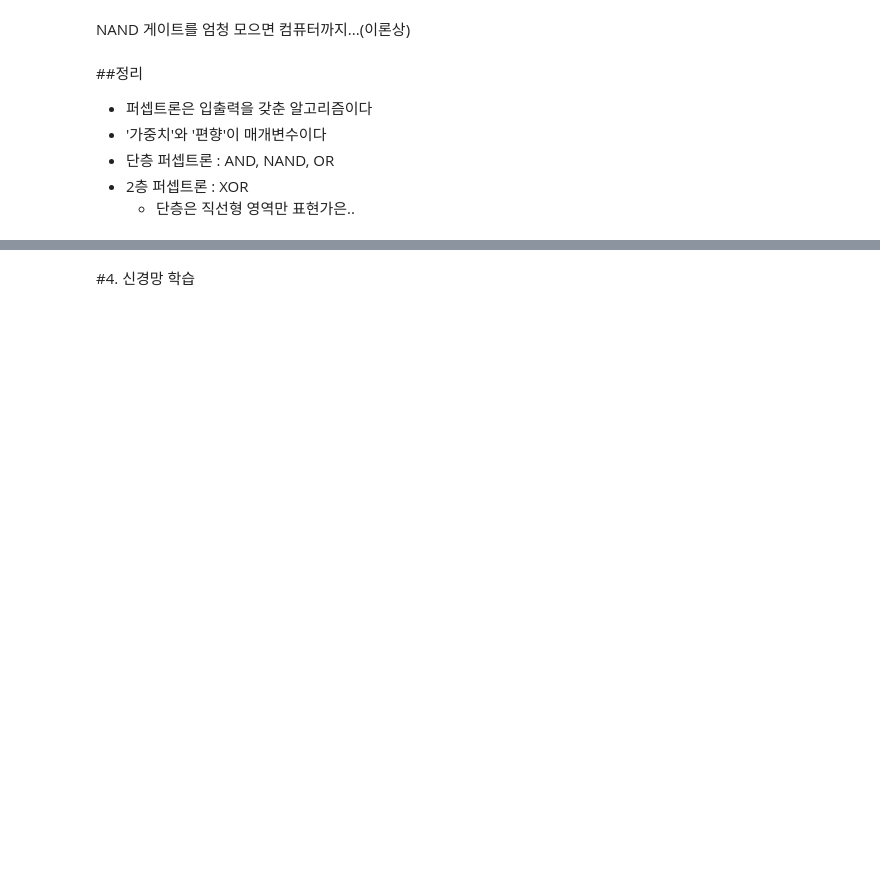
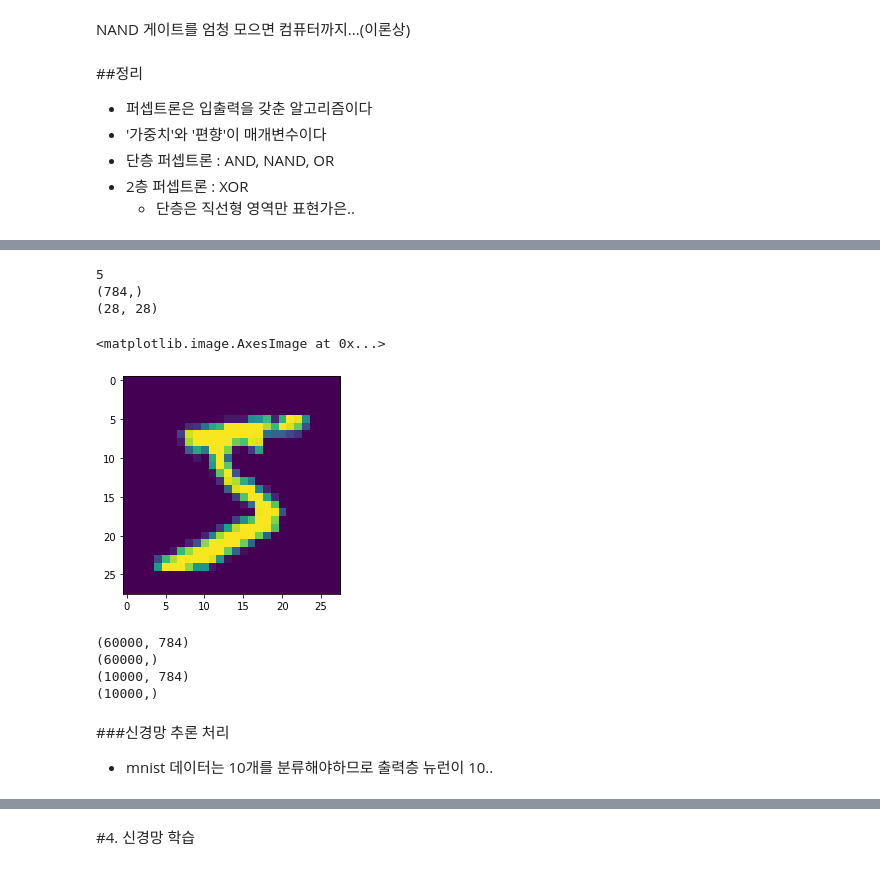
Before and after one commit to dong-tak123/Deep_Learning_From_Scratch, a Jupyter notebook: Deep_Learning_From_Scratch_1.ipynb, the cells around one changed output, grey strips where cells are left out. Drawn from its saved outputs; the diff is of its cells as text; code cells hidden in the pictures; blank space fills up the shorter version.

```diff
--- a/Deep_Learning_From_Scratch_1.ipynb
+++ b/Deep_Learning_From_Scratch_1.ipynb
@@ -205,0 +552,43 @@ NAND 게이트를 엄청 모으면 컴퓨터까지...(이론상)
+# %%
+import sys, os
+sys.path.append("/content/drive/MyDrive/Colab Notebooks/밑바닥부터 시작하는 딥러닝")
+import numpy as np
+from dataset.mnist import load_mnist
+from PIL import Image
+
+def img_show(img):
+    pil_img = Image.fromarray(np.uint8(img))
+    pil_img.show()
+
+(x_train, t_train), (x_test, t_test) = load_mnist(flatten=True, normalize=False)
+
+img = x_train[0]
+label = t_train[0]
+print(label)    #5
+
+print(img.shape)
+img = img.reshape(28,28)
+print(img.shape)
+
+img_show(img)
+plt.imshow(img)
+# %% [output]
+5
+(784,)
+(28, 28)
+<matplotlib.image.AxesImage at 0x...>
+[figure, added]
+# %%
+print(x_train.shape)
+print(t_train.shape)
+print(x_test.shape)
+print(t_test.shape)
+# %% [output]
+(60000, 784)
+(60000,)
+(10000, 784)
+(10000,)
+# %% [markdown]
+###신경망 추론 처리
+
+- mnist 데이터는 10개를 분류해야하므로 출력층 뉴런이 10..
```
Also changed, not shown: parts of 52 cells of this notebook.
